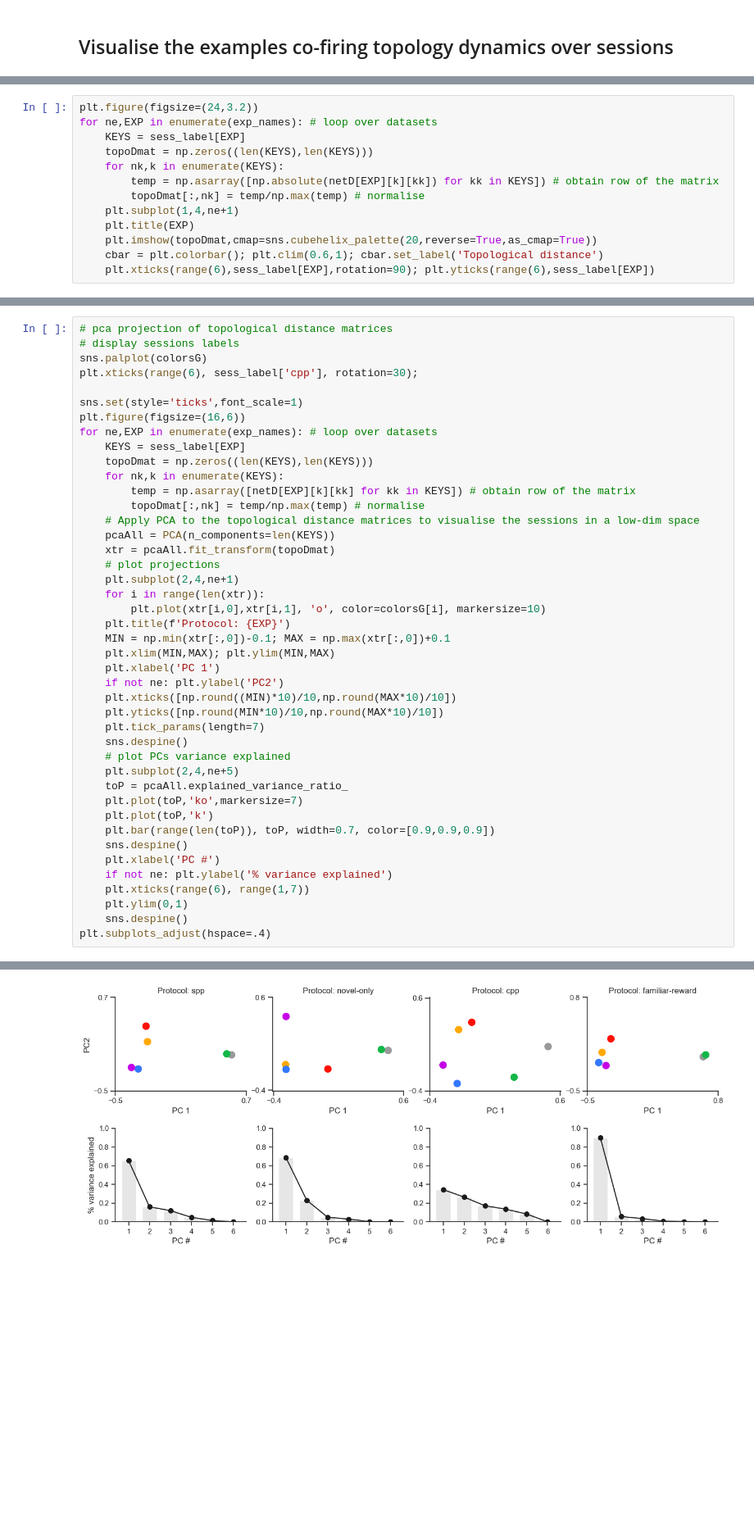
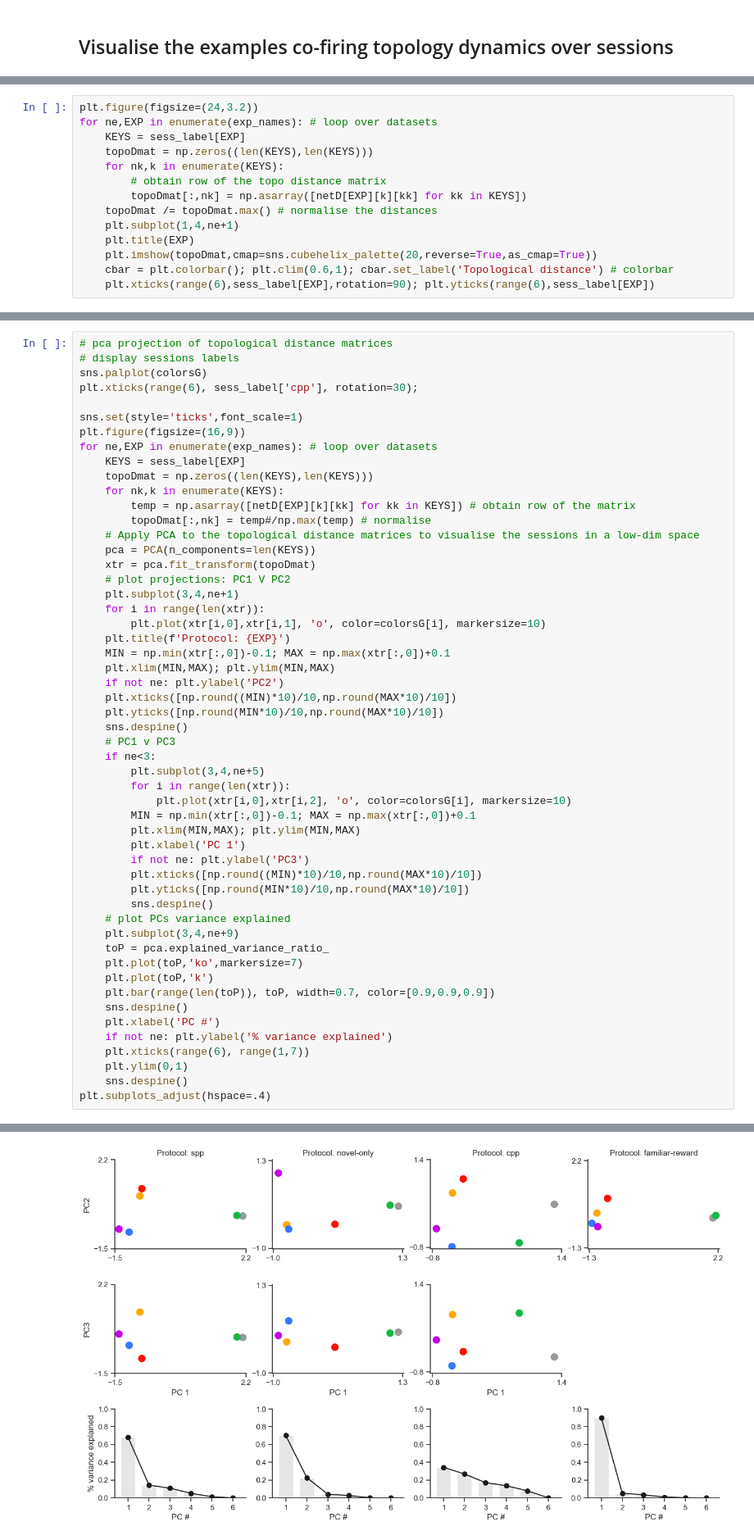
Before and after one commit to drsax93/cofiringTopology, a Jupyter notebook: cofiringTopology.ipynb, the cells around one changed output, grey strips where cells are left out. Shown at 82% size. Drawn from its saved outputs; the diff is of its cells as text; blank space fills up the shorter version.

Commit message:
Added PC3 visualization and description

```diff
--- a/cofiringTopology.ipynb
+++ b/cofiringTopology.ipynb
@@ -534,11 +536,12 @@ for ne,EXP in enumerate(exp_names): # loop over datasets
     KEYS = sess_label[EXP]
     topoDmat = np.zeros((len(KEYS),len(KEYS)))
     for nk,k in enumerate(KEYS):
-        temp = np.asarray([np.absolute(netD[EXP][k][kk]) for kk in KEYS]) # obtain row of the matrix
-        topoDmat[:,nk] = temp/np.max(temp) # normalise
+        # obtain row of the topo distance matrix
+        topoDmat[:,nk] = np.asarray([netD[EXP][k][kk] for kk in KEYS])
+    topoDmat /= topoDmat.max() # normalise the distances
     plt.subplot(1,4,ne+1)
     plt.title(EXP)
     plt.imshow(topoDmat,cmap=sns.cubehelix_palette(20,reverse=True,as_cmap=True))
-    cbar = plt.colorbar(); plt.clim(0.6,1); cbar.set_label('Topological distance')
+    cbar = plt.colorbar(); plt.clim(0.6,1); cbar.set_label('Topological distance') # colorbar
     plt.xticks(range(6),sess_label[EXP],rotation=90); plt.yticks(range(6),sess_label[EXP])
 # %% [output]
@@ -550,42 +553,52 @@ sns.palplot(colorsG)
 plt.xticks(range(6), sess_label['cpp'], rotation=30);
 
 sns.set(style='ticks',font_scale=1)
-plt.figure(figsize=(16,6))
+plt.figure(figsize=(16,9))
 for ne,EXP in enumerate(exp_names): # loop over datasets
     KEYS = sess_label[EXP]
     topoDmat = np.zeros((len(KEYS),len(KEYS)))
     for nk,k in enumerate(KEYS):
         temp = np.asarray([netD[EXP][k][kk] for kk in KEYS]) # obtain row of the matrix
-        topoDmat[:,nk] = temp/np.max(temp) # normalise
+        topoDmat[:,nk] = temp#/np.max(temp) # normalise
     # Apply PCA to the topological distance matrices to visualise the sessions in a low-dim space
-    pcaAll = PCA(n_components=len(KEYS))
-    xtr = pcaAll.fit_transform(topoDmat)
-    # plot projections
-    plt.subplot(2,4,ne+1)
+    pca = PCA(n_components=len(KEYS))
+    xtr = pca.fit_transform(topoDmat)
+    # plot projections: PC1 V PC2
+    plt.subplot(3,4,ne+1)
     for i in range(len(xtr)):
         plt.plot(xtr[i,0],xtr[i,1], 'o', color=colorsG[i], markersize=10)
     plt.title(f'Protocol: {EXP}')
     MIN = np.min(xtr[:,0])-0.1; MAX = np.max(xtr[:,0])+0.1
     plt.xlim(MIN,MAX); plt.ylim(MIN,MAX)
-    plt.xlabel('PC 1')
     if not ne: plt.ylabel('PC2')
     plt.xticks([np.round((MIN)*10)/10,np.round(MAX*10)/10])
     plt.yticks([np.round(MIN*10)/10,np.round(MAX*10)/10])
-    plt.tick_params(length=7)
     sns.despine()
+    # PC1 v PC3
+    if ne<3:
+        plt.subplot(3,4,ne+5)
+        for i in range(len(xtr)):
+            plt.plot(xtr[i,0],xtr[i,2], 'o', color=colorsG[i], markersize=10)
+        MIN = np.min(xtr[:,0])-0.1; MAX = np.max(xtr[:,0])+0.1
+        plt.xlim(MIN,MAX); plt.ylim(MIN,MAX)
+        plt.xlabel('PC 1')
+        if not ne: plt.ylabel('PC3')
+        plt.xticks([np.round((MIN)*10)/10,np.round(MAX*10)/10])
+        plt.yticks([np.round(MIN*10)/10,np.round(MAX*10)/10])
+        sns.despine()
     # plot PCs variance explained
-    plt.subplot(2,4,ne+5)
-    toP = pcaAll.explained_variance_ratio_
+    plt.subplot(3,4,ne+9)
+    toP = pca.explained_variance_ratio_
     plt.plot(toP,'ko',markersize=7)
     plt.plot(toP,'k')
     plt.bar(range(len(toP)), toP, width=0.7, color=[0.9,0.9,0.9])
     sns.despine()
     plt.xlabel('PC #')
     if not ne: plt.ylabel('% variance explained')
     plt.xticks(range(6), range(1,7))
     plt.ylim(0,1)
     sns.despine()
 plt.subplots_adjust(hspace=.4)
 # %% [output]
 [figure]
-[figure, old version]
+[figure, new version]
```
Also changed, not shown: parts of 4 cells of this notebook.
